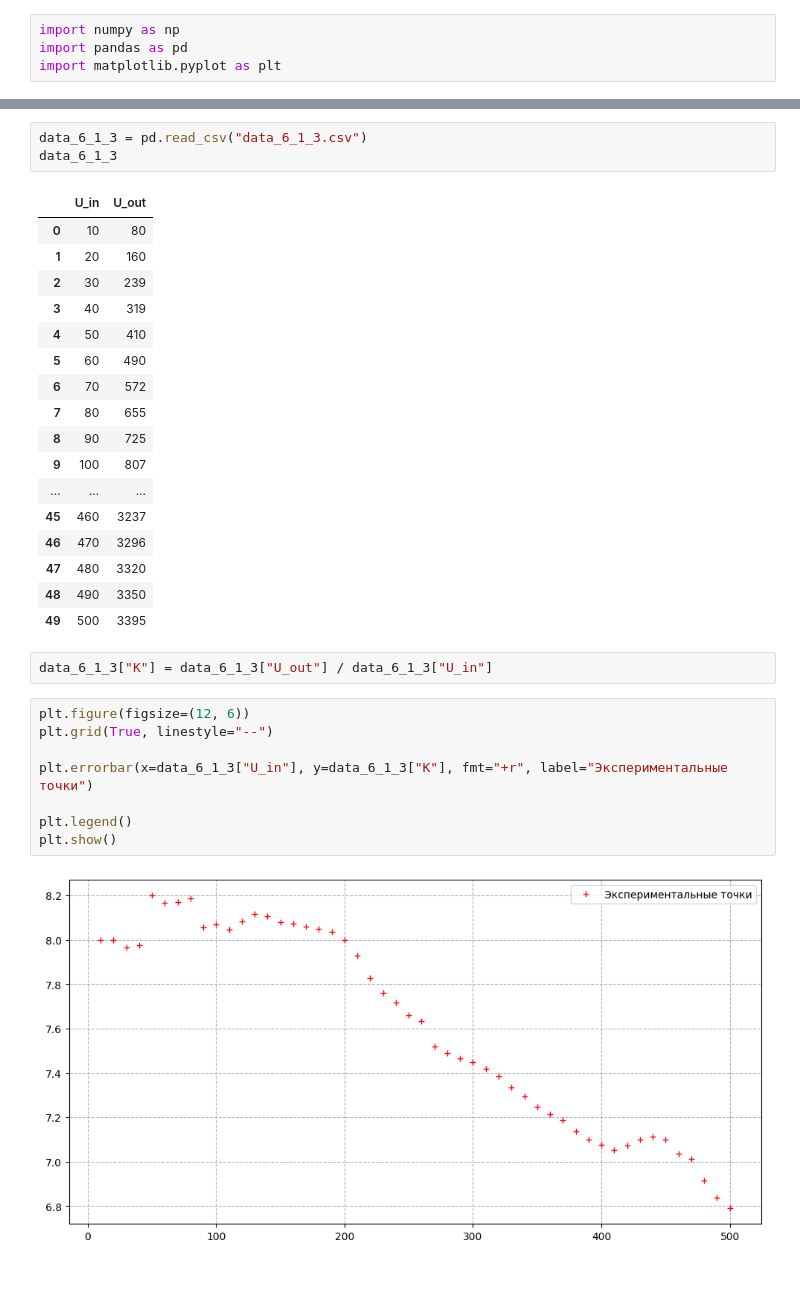
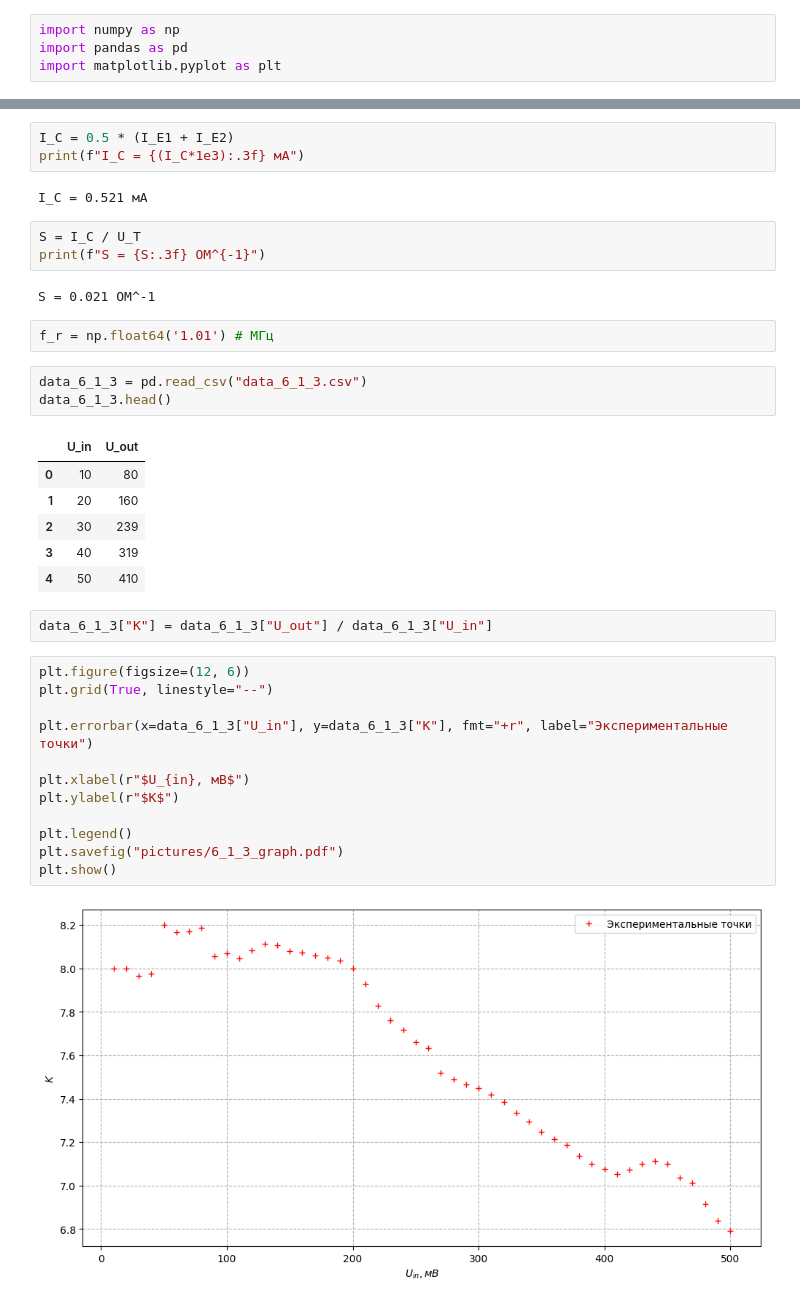
Before and after one commit to b3h4re/labs-mipt, a Jupyter notebook: 6/rt/05/05.ipynb, the cells around one changed output, grey strips where cells are left out. Saved outputs shown, nothing was run; the diff lists cells and outputs as text; blank space fills up the shorter version.

```diff
--- a/6/rt/05/05.ipynb
+++ b/6/rt/05/05.ipynb
@@ -5,6 +61,18 @@ import matplotlib.pyplot as plt
+# %%
+I_C = 0.5 * (I_E1 + I_E2)
+print(f"I_C = {(I_C*1e3):.3f} мА")
+# %% [output]
+I_C = 0.521 мА
+# %%
+S = I_C / U_T
+print(f"S = {S:.3f} ОМ^{-1}")
+# %% [output]
+S = 0.021 ОМ^-1
+# %%
+f_r = np.float64('1.01') # МГц
 # %%
 data_6_1_3 = pd.read_csv("data_6_1_3.csv")
-data_6_1_3
+data_6_1_3.head()
 # %% [output]
 |  | U_in | U_out |
 | 0 | 10 | 80 |
@@ -12,26 +80,19 @@ data_6_1_3
 | 2 | 30 | 239 |
 | 3 | 40 | 319 |
 | 4 | 50 | 410 |
-| 5 | 60 | 490 |
-| 6 | 70 | 572 |
-| 7 | 80 | 655 |
-| 8 | 90 | 725 |
-| 9 | 100 | 807 |
-| ... | ... | ... |
-| 45 | 460 | 3237 |
-| 46 | 470 | 3296 |
-| 47 | 480 | 3320 |
-| 48 | 490 | 3350 |
-| 49 | 500 | 3395 |
 # %%
 data_6_1_3["K"] = data_6_1_3["U_out"] / data_6_1_3["U_in"]
 # %%
 plt.figure(figsize=(12, 6))
 plt.grid(True, linestyle="--")
 
 plt.errorbar(x=data_6_1_3["U_in"], y=data_6_1_3["K"], fmt="+r", label="Экспериментальные точки")
 
+plt.xlabel(r"$U_{in}, мВ$")
+plt.ylabel(r"$K$")
+
 plt.legend()
+plt.savefig("pictures/6_1_3_graph.pdf")
 plt.show()
 # %% [output]
-[figure, old version]
+[figure, new version]
```
Also changed, not shown: parts of 19 cells of this notebook, 13 other files.
